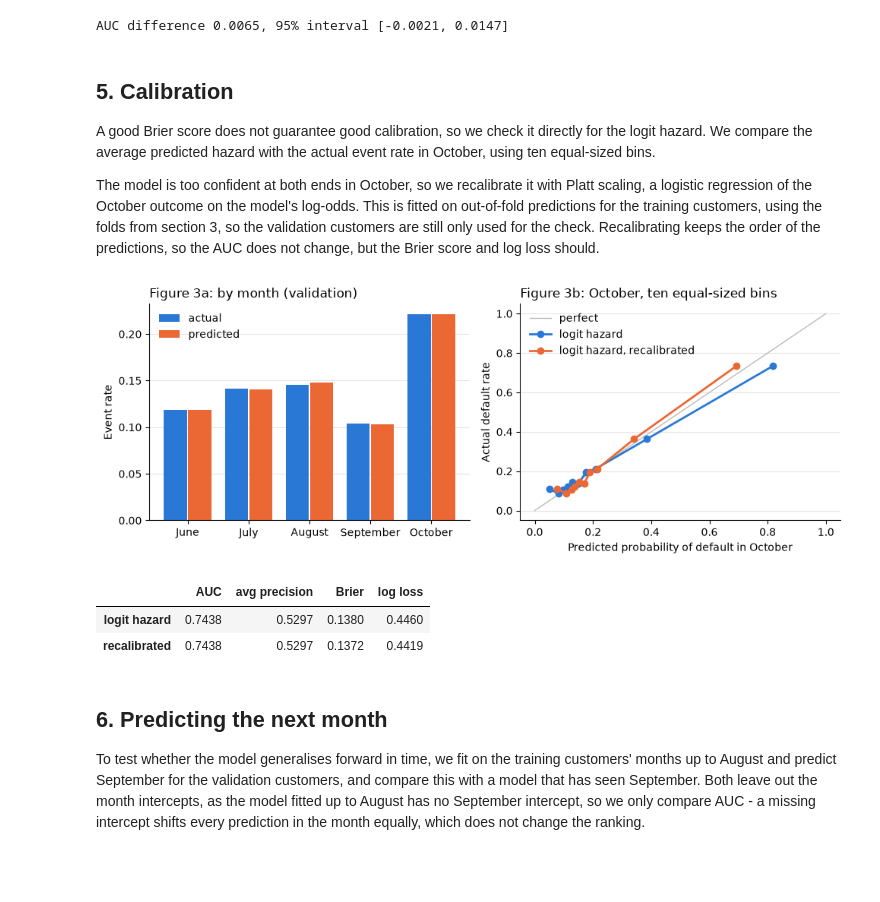
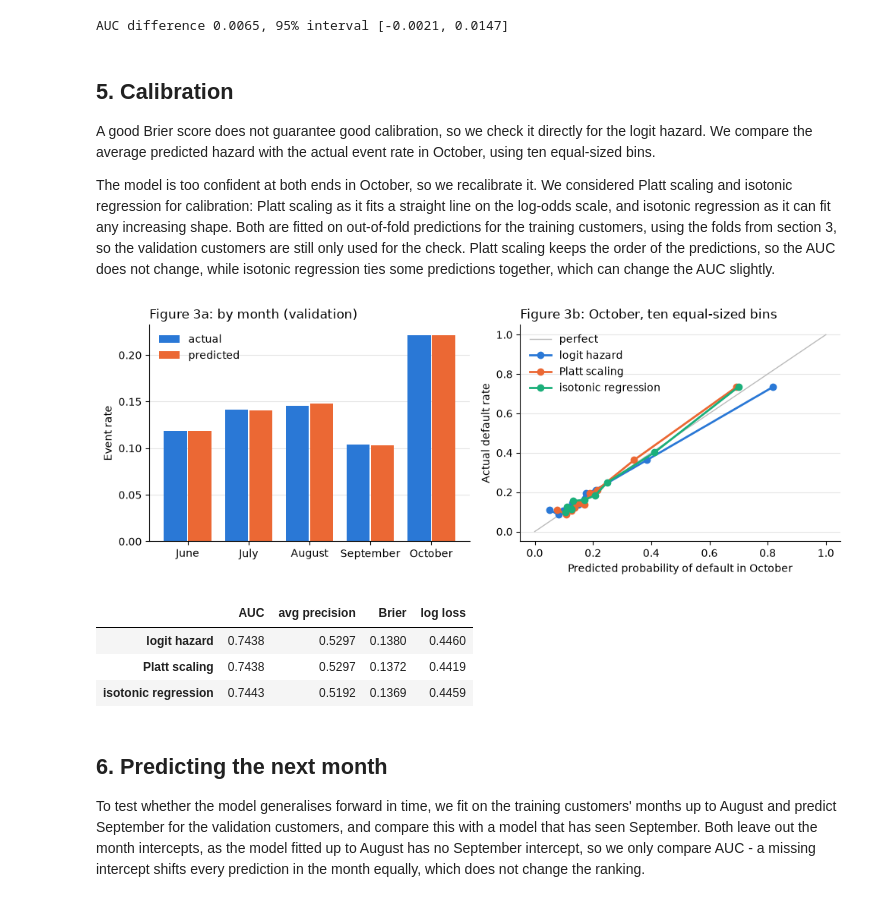
Before and after one commit to Oscar339/dst-sprint1, a Jupyter notebook: report/07-HazardAndClusteringModels.ipynb, the cells around one changed output. Drawn from its saved outputs; the diff is of its cells as text; code cells hidden in the pictures; blank space fills up the shorter version.

Commit message:
Compare Platt scaling with isotonic regression for calibration
Co-Authored-By: Claude Opus 5.5 <noreply@anthropic.com>

```diff
--- a/report/07-HazardAndClusteringModels.ipynb
+++ b/report/07-HazardAndClusteringModels.ipynb
@@ -285,11 +286,12 @@ AUC difference 0.0065, 95% interval [-0.0021, 0.0147]
 A good Brier score does not guarantee good calibration, so we check it directly for the logit hazard.
  We compare the average predicted hazard with the actual event rate in October, using ten equal-sized bins.
 
-The model is too confident at both ends in October, so we recalibrate it with Platt scaling, a
-logistic regression of the October outcome on the model's log-odds. This is fitted on out-of-fold predictions for
-the training customers, using the folds from section 3, so the validation customers are still only used for the
-check. Recalibrating keeps the order of the predictions, so the AUC does not change, but the Brier score and log
-loss should.
+The model is too confident at both ends in October, so we recalibrate it. We considered Platt scaling and isotonic
+regression for calibration: Platt scaling as it fits a straight line on the log-odds scale, and isotonic regression
+as it can fit any increasing shape. Both are fitted on out-of-fold predictions for the training customers, using
+the folds from section 3, so the validation customers are still only used for the check. Platt scaling keeps the
+order of the predictions, so the AUC does not change, while isotonic regression ties some predictions together,
+which can change the AUC slightly.
 # %%
 logit = fitted["logit hazard"]
 term = pd.DataFrame({"actual": val.groupby("t")["event"].mean(),
@@ -298,39 +300,46 @@ log_odds = lambda p: np.log(p / (1 - p)).to_frame("log-odds")
 out_of_fold = pd.concat([predict(fit_glm(train.iloc[fit_idx]), october(train.iloc[score_idx]))
                          for fit_idx, score_idx in FOLDS])
 platt = LogisticRegression().fit(log_odds(out_of_fold), october(train).loc[out_of_fold.index, "event"])
 p_cal = pd.Series(platt.predict_proba(log_odds(p_val["logit hazard"]))[:, 1], index=y_val.index)
+isotonic = IsotonicRegression(out_of_bounds="clip").fit(out_of_fold, october(train).loc[out_of_fold.index, "event"])
+p_iso = pd.Series(isotonic.predict(p_val["logit hazard"]), index=y_val.index)
 actual_rate, predicted_rate = calibration_curve(y_val, p_val["logit hazard"], n_bins=10, strategy="quantile")
 actual_cal, predicted_cal = calibration_curve(y_val, p_cal, n_bins=10, strategy="quantile")
+actual_iso, predicted_iso = calibration_curve(y_val, p_iso, n_bins=10, strategy="quantile")
 
 fig, (ax1, ax2) = plt.subplots(1, 2, figsize=(10, 3.8))
 x = np.arange(len(term))
 ax1.bar(x - 0.2, term["actual"], width=0.38, color="#2a78d6", label="actual")
 ax1.bar(x + 0.2, term["predicted"], width=0.38, color="#eb6834", label="predicted")
 ax1.set_xticks(x, ["June", "July", "August", "September", "October"])
 ax1.set_ylabel("Event rate")
 ax1.set_title("Figure 3a: by month (validation)", loc="left")
 ax1.legend(frameon=False)
 ax2.plot([0, 1], [0, 1], color="#bbbbbb", linewidth=1, label="perfect")
 ax2.plot(predicted_rate, actual_rate, marker="o", markersize=6, linewidth=2, color="#2a78d6", label="logit hazard")
 ax2.plot(predicted_cal, actual_cal, marker="o", markersize=6, linewidth=2, color="#eb6834",
-         label="logit hazard, recalibrated")
+         label="Platt scaling")
+ax2.plot(predicted_iso, actual_iso, marker="o", markersize=6, linewidth=2, color="#1baf7a",
+         label="isotonic regression")
 ax2.set(xlabel="Predicted probability of default in October", ylabel="Actual default rate")
 ax2.set_title("Figure 3b: October, ten equal-sized bins", loc="left")
 ax2.legend(frameon=False)
 for ax in (ax1, ax2):
     ax.spines[["top", "right"]].set_visible(False)
     ax.grid(axis="y", color="#e5e5e5")
     ax.set_axisbelow(True)
 fig.tight_layout()
 plt.show()
 
 pd.DataFrame({"logit hazard": score(y_val, p_val["logit hazard"]),
-              "recalibrated": score(y_val, p_cal)}).T.round(4)
+              "Platt scaling": score(y_val, p_cal),
+              "isotonic regression": score(y_val, p_iso)}).T.round(4)
 # %% [output]
-[figure, old version]
+[figure, new version]
 |  | AUC | avg precision | Brier | log loss |
 | logit hazard | 0.7438 | 0.5297 | 0.1380 | 0.4460 |
-| recalibrated | 0.7438 | 0.5297 | 0.1372 | 0.4419 |
+| Platt scaling | 0.7438 | 0.5297 | 0.1372 | 0.4419 |
+| isotonic regression | 0.7443 | 0.5192 | 0.1369 | 0.4459 |
 # %% [markdown]
 ## 6. Predicting the next month
 
```
Also changed, not shown: parts of 2 cells of this notebook.
